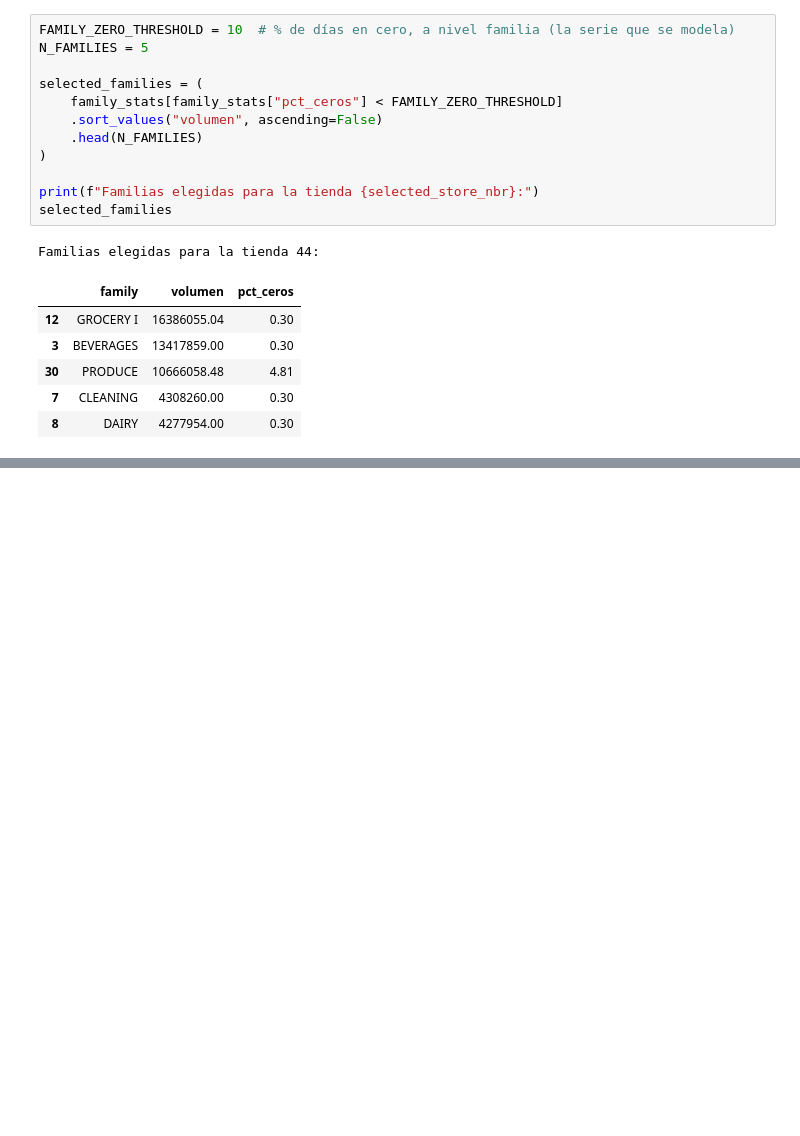
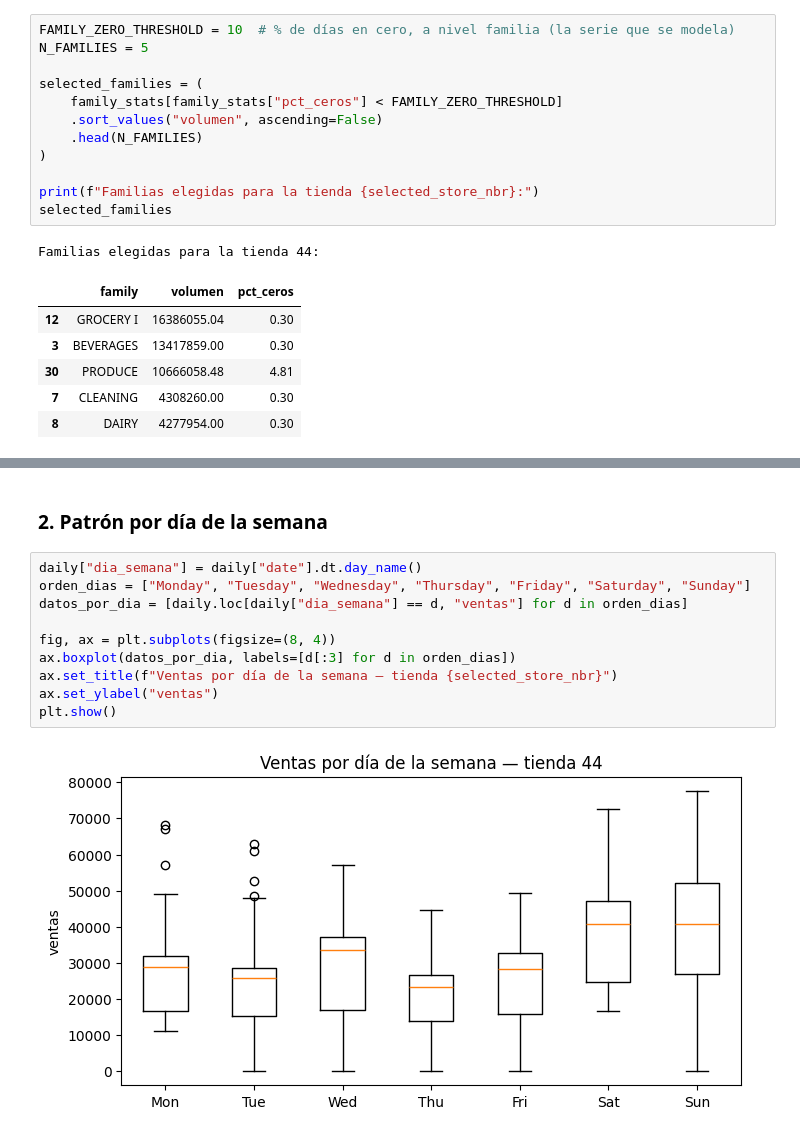
Before and after one commit to Jacogz/ML-Prediccion-Demanda, a Jupyter notebook: src/model_development.ipynb, the cells around one changed output, grey strips where cells are left out. Cells and saved outputs as stored; diff of their text form; blank space fills up the shorter version.

```diff
--- a/src/model_development.ipynb
+++ b/src/model_development.ipynb
@@ -137,0 +219,14 @@ Familias elegidas para la tienda 44:
+# %% [markdown]
+### 2. Patrón por día de la semana
+# %%
+daily["dia_semana"] = daily["date"].dt.day_name()
+orden_dias = ["Monday", "Tuesday", "Wednesday", "Thursday", "Friday", "Saturday", "Sunday"]
+datos_por_dia = [daily.loc[daily["dia_semana"] == d, "ventas"] for d in orden_dias]
+
+fig, ax = plt.subplots(figsize=(8, 4))
+ax.boxplot(datos_por_dia, labels=[d[:3] for d in orden_dias])
+ax.set_title(f"Ventas por día de la semana — tienda {selected_store_nbr}")
+ax.set_ylabel("ventas")
+plt.show()
+# %% [output]
+[figure, added]
```
Also changed, not shown: parts of 23 cells of this notebook.
